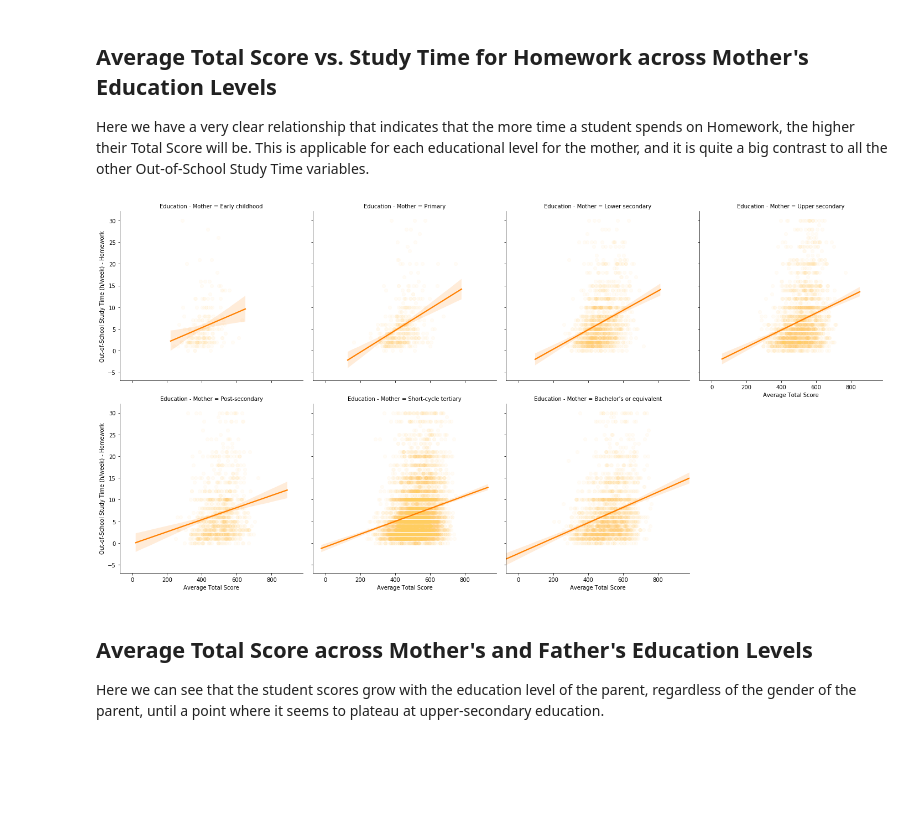
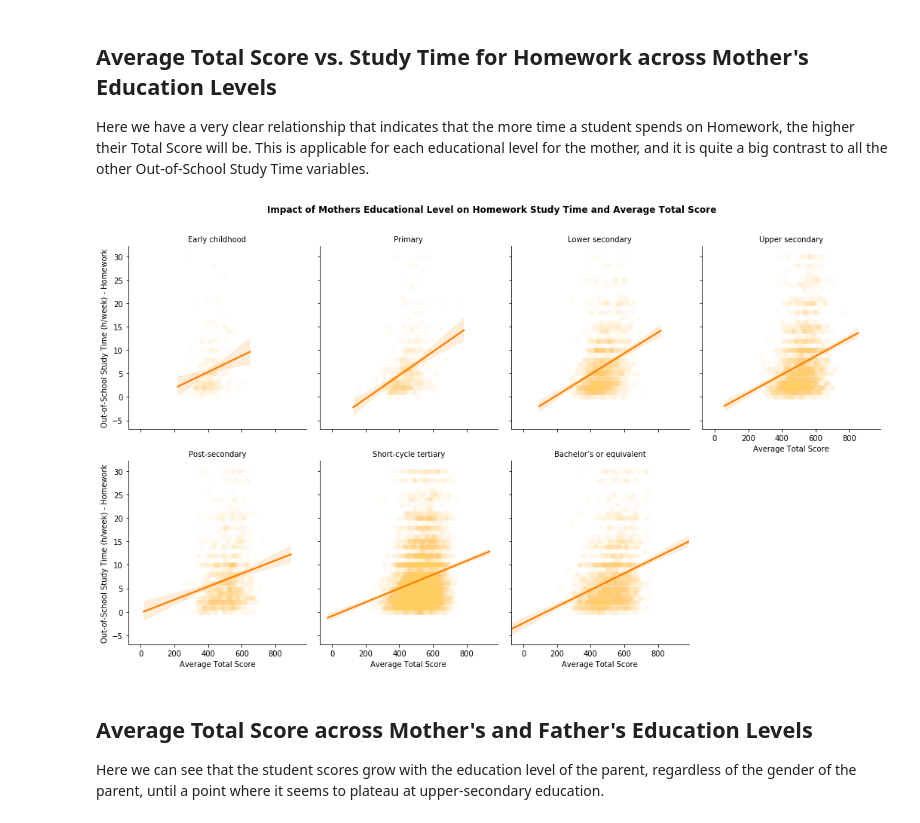
Before and after one commit to Dyke-F/Pisa-Data-Analysis, a Jupyter notebook: pisa_slide_deck.ipynb, the cells around one changed output. Drawn from its saved outputs; the diff is of its cells as text; code cells hidden in the pictures; blank space fills up the shorter version.

```diff
--- a/pisa_slide_deck.ipynb
+++ b/pisa_slide_deck.ipynb
@@ -126,17 +176,26 @@ plt.show()
 Here we have a very clear relationship that indicates that the more time a student spends on Homework, the higher their Total Score will be. This is applicable for each educational level for the mother, and it is quite a big contrast to all the other Out-of-School Study Time variables.
 # %%
 # Faceted heat maps on levels of father's education
-g = sb.FacetGrid(data = pisa, col = 'Education - Mother', col_wrap = 4, height = 5)
-g.map(sb.regplot, 'Average Total Score', 'Out-of-School Study Time - Homework', color = color_female,
+g = sb.FacetGrid(data = pisa,
+                 col = 'Education - Mother',
+                 col_wrap = 4,
+                 height = 8.27/2,
+                 aspect = (14.70/4)/(8.27/2))
+g.map(sb.regplot, 'Average Total Score', 'Out-of-School Study Time - Homework',
+      color = color_female,
       x_jitter = 0.3,
       scatter_kws = {'alpha' : 1/20},
       line_kws={"color": line})
 g.set_xlabels('Average Total Score')
 g.set_ylabels('Out-of-School Study Time (h/week) - Homework')
+g.set_titles('{col_name}')
+plt.suptitle("Impact of Mothers Educational Level on Homework Study Time and Average Total Score",
+             y = 1.05,
+             fontweight = 'semibold' )
 
 plt.show()
 # %% [output]
-[figure, old version]
+[figure, new version]
 # %% [markdown]
 ## Average Total Score across Mother's and Father's Education Levels
 
```
Also changed, not shown: parts of 8 cells of this notebook, 2 other files.
